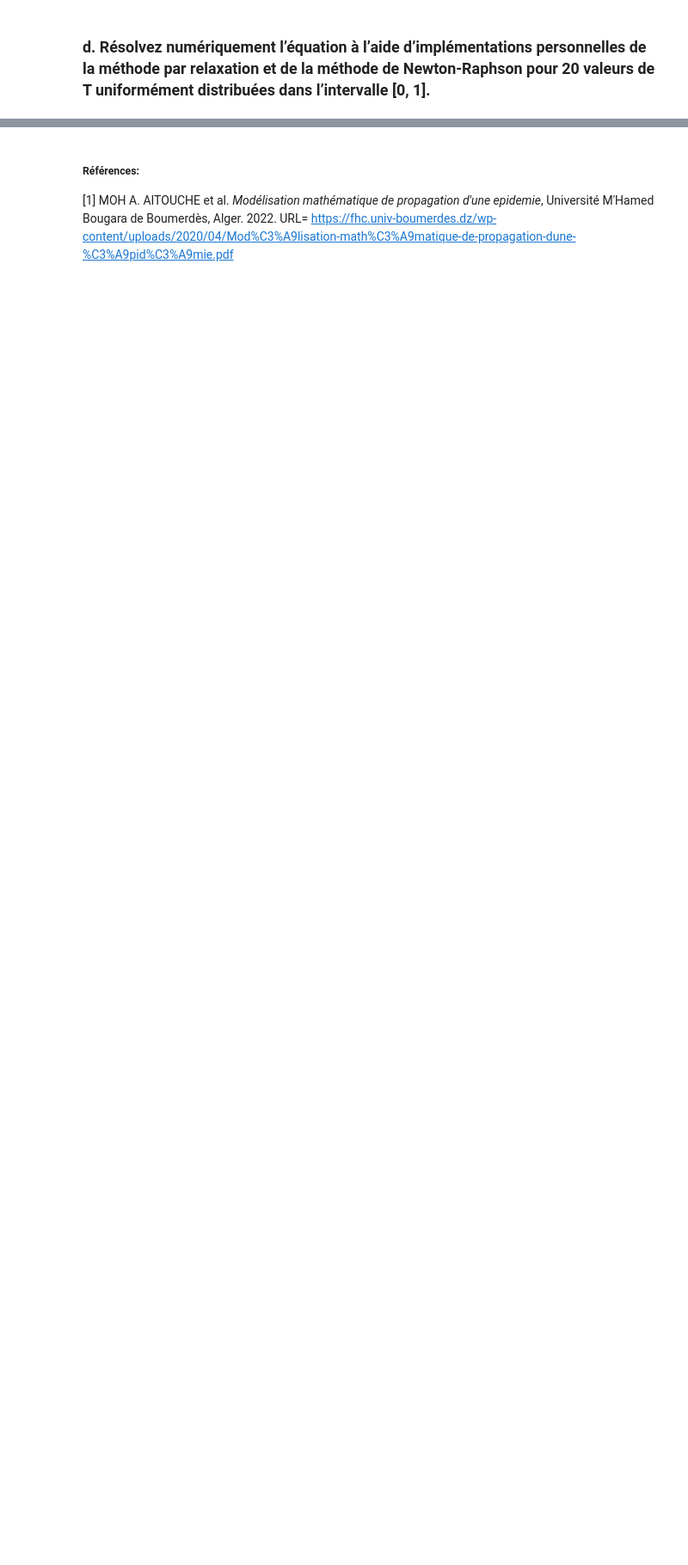
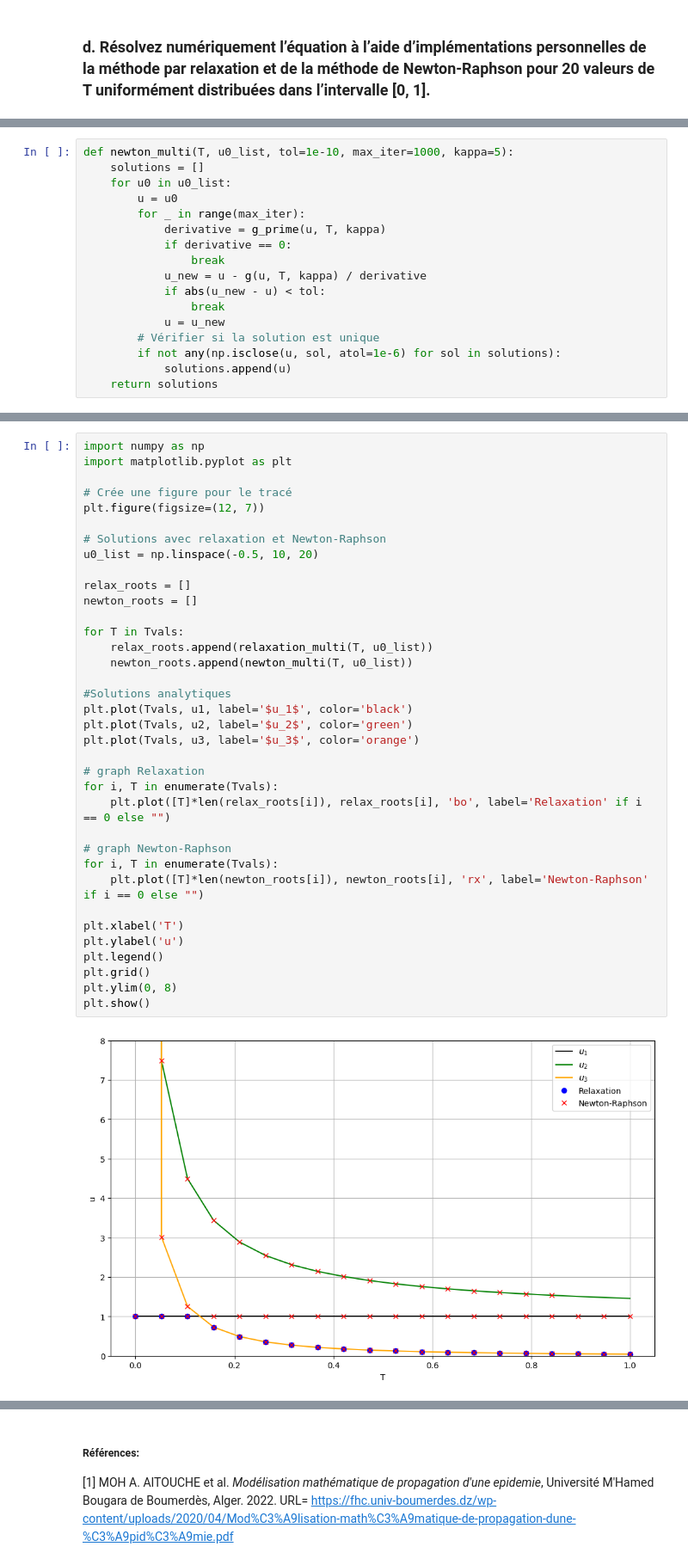
Before and after one commit to YuuHappy/PhysnumTP3, a Jupyter notebook: TP3_JulesLabrecque_MarcAntoineSamson_XavierLarouche.ipynb, the cells around one changed output, grey strips where cells are left out. Shown at 86% size. Cells and saved outputs as stored; diff of their text form; blank space fills up the shorter version.

```diff
--- a/TP3_JulesLabrecque_MarcAntoineSamson_XavierLarouche.ipynb
+++ b/TP3_JulesLabrecque_MarcAntoineSamson_XavierLarouche.ipynb
@@ -720,0 +738,17 @@ plt.show()
+# %%
+def newton_multi(T, u0_list, tol=1e-10, max_iter=1000, kappa=5):
+    solutions = []
+    for u0 in u0_list:
+        u = u0
+        for _ in range(max_iter):
+            derivative = g_prime(u, T, kappa)
+            if derivative == 0:
+                break
+            u_new = u - g(u, T, kappa) / derivative
+            if abs(u_new - u) < tol:
+                break
+            u = u_new
+        # Vérifier si la solution est unique
+        if not any(np.isclose(u, sol, atol=1e-6) for sol in solutions):
+            solutions.append(u)
+    return solutions
@@ -720,0 +757,38 @@ plt.show()
+# %%
+import numpy as np
+import matplotlib.pyplot as plt
+
+# Crée une figure pour le tracé
+plt.figure(figsize=(12, 7))
+
+# Solutions avec relaxation et Newton-Raphson
+u0_list = np.linspace(-0.5, 10, 20)
+
+relax_roots = []
+newton_roots = []
+
+for T in Tvals:
+    relax_roots.append(relaxation_multi(T, u0_list))
+    newton_roots.append(newton_multi(T, u0_list))
+
+#Solutions analytiques
+plt.plot(Tvals, u1, label='$u_1$', color='black')
+plt.plot(Tvals, u2, label='$u_2$', color='green')
+plt.plot(Tvals, u3, label='$u_3$', color='orange')
+
+# graph Relaxation
+for i, T in enumerate(Tvals):
+    plt.plot([T]*len(relax_roots[i]), relax_roots[i], 'bo', label='Relaxation' if i == 0 else "")
+
+# graph Newton-Raphson
+for i, T in enumerate(Tvals):
+    plt.plot([T]*len(newton_roots[i]), newton_roots[i], 'rx', label='Newton-Raphson' if i == 0 else "")
+
+plt.xlabel('T')
+plt.ylabel('u')
+plt.legend()
+plt.grid()
+plt.ylim(0, 8)
+plt.show()
+# %% [output]
+[figure, added]
```
Also changed, not shown: parts of 36 cells of this notebook.
